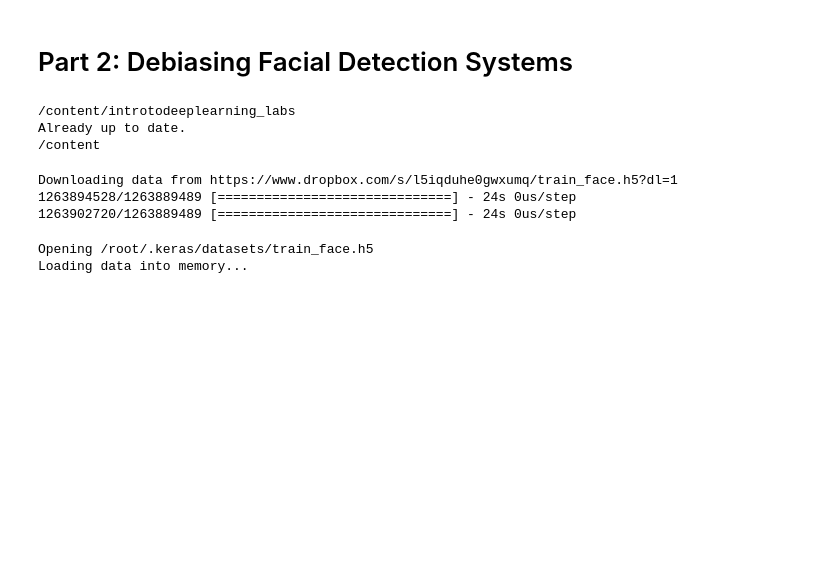
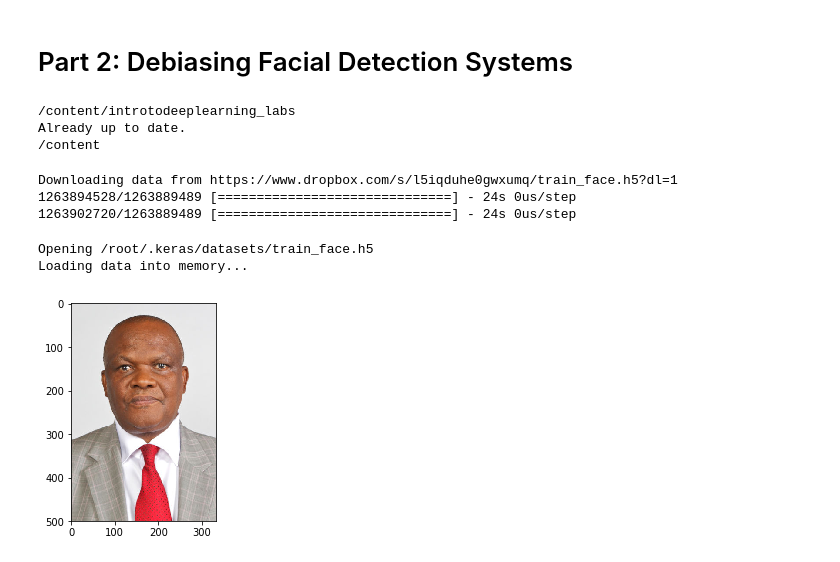
Before and after one commit to freison/DeepLearning, a Jupyter notebook: Laboratory_2_Computer_Vision_Part_2_Debiasing_Facial_Detection_Systems.ipynb, the cells around one changed output. Cells and saved outputs as stored; diff of their text form; code cells hidden in the pictures; blank space fills up the shorter version.

```diff
--- a/Laboratory_2_Computer_Vision_Part_2_Debiasing_Facial_Detection_Systems.ipynb
+++ b/Laboratory_2_Computer_Vision_Part_2_Debiasing_Facial_Detection_Systems.ipynb
@@ -60,3 +60,16 @@ plt.subplot(1,2,2)
 plt.imshow(not_face_images[idx_not_face])
 plt.title("Not Face")
 plt.grid(False)
+# %%
+#@title {run:"auto"}
+
+ppb = util.PPBFaceEvaluator() # create the dataset handler
+
+gender = "male" #@param ["male", "female"]
+skin_color = "darker" #@param ["lighter", "darker"]
+
+img = ppb.get_sample_faces_from_demographic(gender, skin_color)
+plt.imshow(img)
+plt.grid(False)
+# %% [output]
+[figure, added]
```
Also changed, not shown: parts of 2 cells of this notebook.
